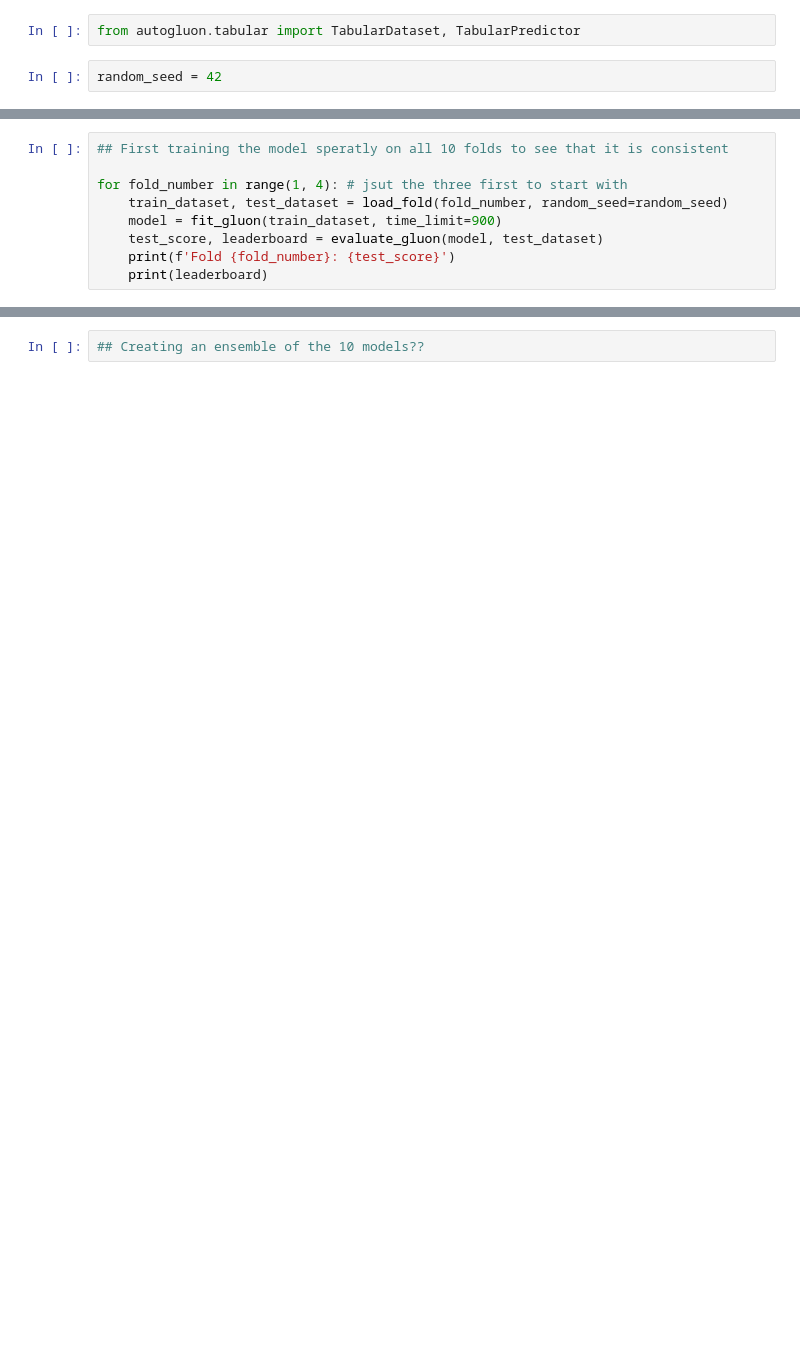
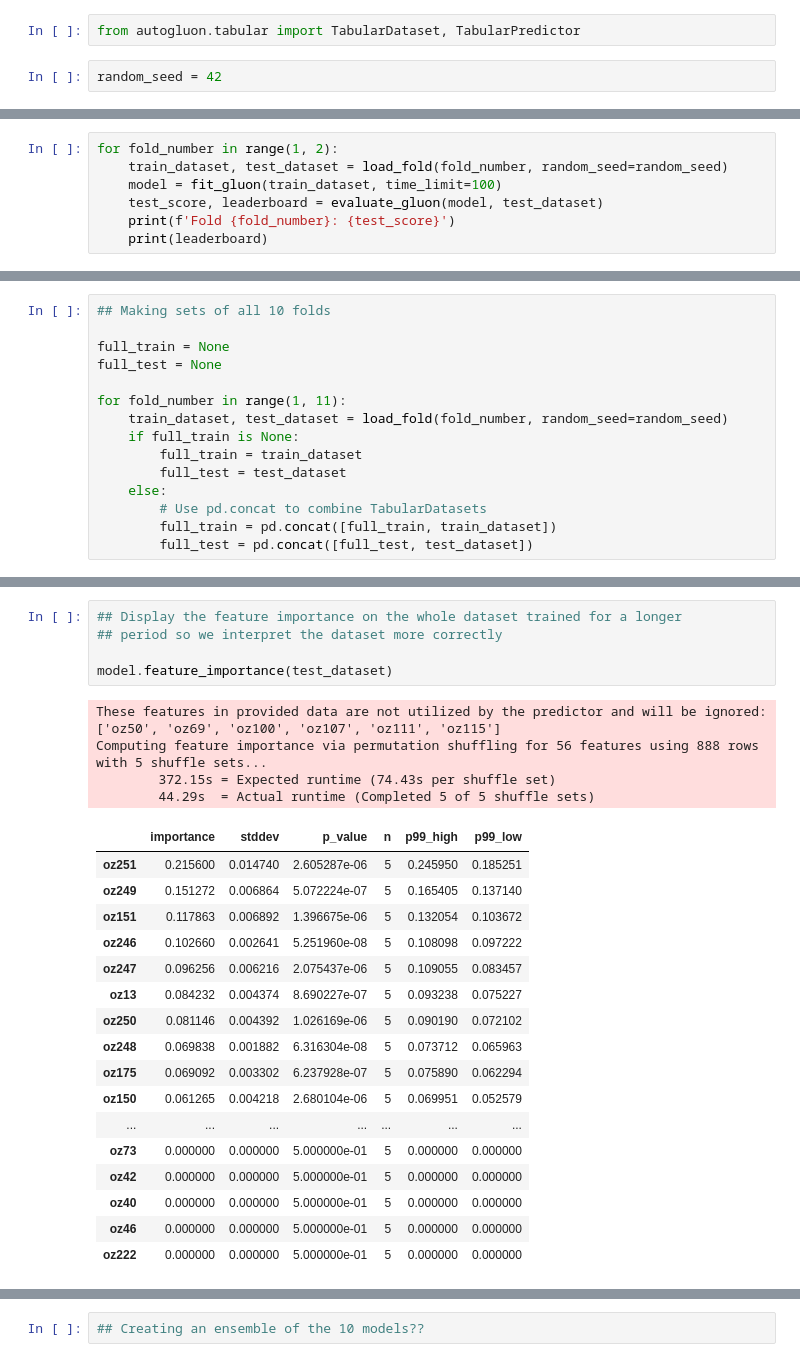
Before and after one commit to Attila121/automl_project, a Jupyter notebook: src/automl/gluon_ensembling_prop_set.ipynb, the cells around one changed output, grey strips where cells are left out. Cells and saved outputs as stored; diff of their text form; blank space fills up the shorter version.

```diff
--- a/src/automl/gluon_ensembling_prop_set.ipynb
+++ b/src/automl/gluon_ensembling_prop_set.ipynb
@@ -224,9 +288,7 @@ Fold 3: {'r2': 0.11276829470738381, 'root_mean_squared_error': -0.02650121381633
 # %%
-## First training the model speratly on all 10 folds to see that it is consistent
-
-for fold_number in range(1, 4): # jsut the three first to start with
+for fold_number in range(1, 2):
     train_dataset, test_dataset = load_fold(fold_number, random_seed=random_seed)
-    model = fit_gluon(train_dataset, time_limit=900)
+    model = fit_gluon(train_dataset, time_limit=100)
     test_score, leaderboard = evaluate_gluon(model, test_dataset)
     print(f'Fold {fold_number}: {test_score}')
     print(leaderboard)
@@ -254,0 +330,15 @@ Fitting model: NeuralNetFastAI ... Training model for up to 870.95s of the 870.9
+# %%
+## Making sets of all 10 folds
+
+full_train = None
+full_test = None
+
+for fold_number in range(1, 11):
+    train_dataset, test_dataset = load_fold(fold_number, random_seed=random_seed)
+    if full_train is None:
+        full_train = train_dataset
+        full_test = test_dataset
+    else:
+        # Use pd.concat to combine TabularDatasets
+        full_train = pd.concat([full_train, train_dataset])
+        full_test = pd.concat([full_test, test_dataset])
@@ -254,0 +375,27 @@ Fitting model: NeuralNetFastAI ... Training model for up to 870.95s of the 870.9
+# %%
+## Display the feature importance on the whole dataset trained for a longer
+## period so we interpret the dataset more correctly
+
+model.feature_importance(test_dataset)
+# %% [output]
+These features in provided data are not utilized by the predictor and will be ignored: ['oz50', 'oz69', 'oz100', 'oz107', 'oz111', 'oz115']
+Computing feature importance via permutation shuffling for 56 features using 888 rows with 5 shuffle sets...
+        372.15s = Expected runtime (74.43s per shuffle set)
+        44.29s  = Actual runtime (Completed 5 of 5 shuffle sets)
+|  | importance | stddev | p_value | n | p99_high | p99_low |
+| oz251 | 0.215600 | 0.014740 | 2.605287e-06 | 5 | 0.245950 | 0.185251 |
+| oz249 | 0.151272 | 0.006864 | 5.072224e-07 | 5 | 0.165405 | 0.137140 |
+| oz151 | 0.117863 | 0.006892 | 1.396675e-06 | 5 | 0.132054 | 0.103672 |
+| oz246 | 0.102660 | 0.002641 | 5.251960e-08 | 5 | 0.108098 | 0.097222 |
+| oz247 | 0.096256 | 0.006216 | 2.075437e-06 | 5 | 0.109055 | 0.083457 |
+| oz13 | 0.084232 | 0.004374 | 8.690227e-07 | 5 | 0.093238 | 0.075227 |
+| oz250 | 0.081146 | 0.004392 | 1.026169e-06 | 5 | 0.090190 | 0.072102 |
+| oz248 | 0.069838 | 0.001882 | 6.316304e-08 | 5 | 0.073712 | 0.065963 |
+| oz175 | 0.069092 | 0.003302 | 6.237928e-07 | 5 | 0.075890 | 0.062294 |
+| oz150 | 0.061265 | 0.004218 | 2.680104e-06 | 5 | 0.069951 | 0.052579 |
+| ... | ... | ... | ... | ... | ... | ... |
+| oz73 | 0.000000 | 0.000000 | 5.000000e-01 | 5 | 0.000000 | 0.000000 |
+| oz42 | 0.000000 | 0.000000 | 5.000000e-01 | 5 | 0.000000 | 0.000000 |
+| oz40 | 0.000000 | 0.000000 | 5.000000e-01 | 5 | 0.000000 | 0.000000 |
+| oz46 | 0.000000 | 0.000000 | 5.000000e-01 | 5 | 0.000000 | 0.000000 |
+| oz222 | 0.000000 | 0.000000 | 5.000000e-01 | 5 | 0.000000 | 0.000000 |
```
Also changed, not shown: parts of 16 cells of this notebook.
